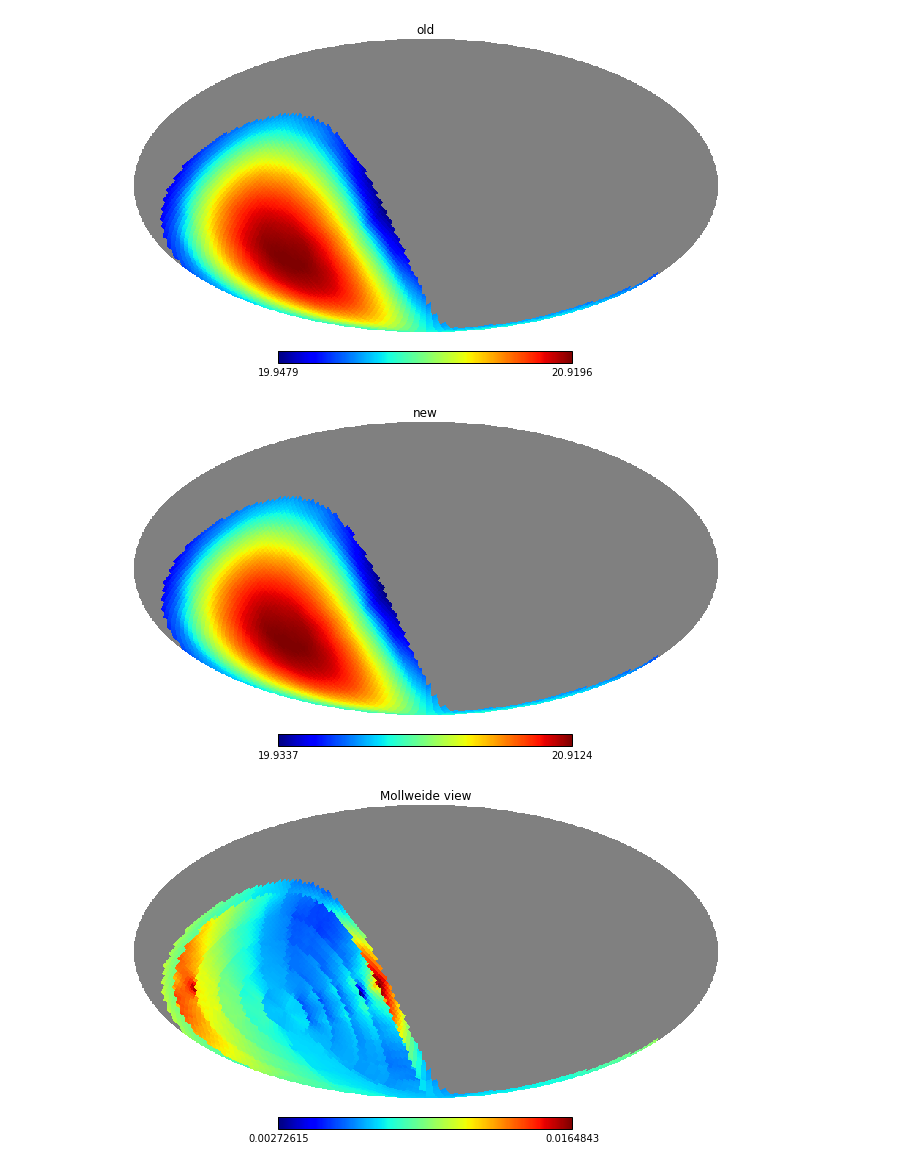
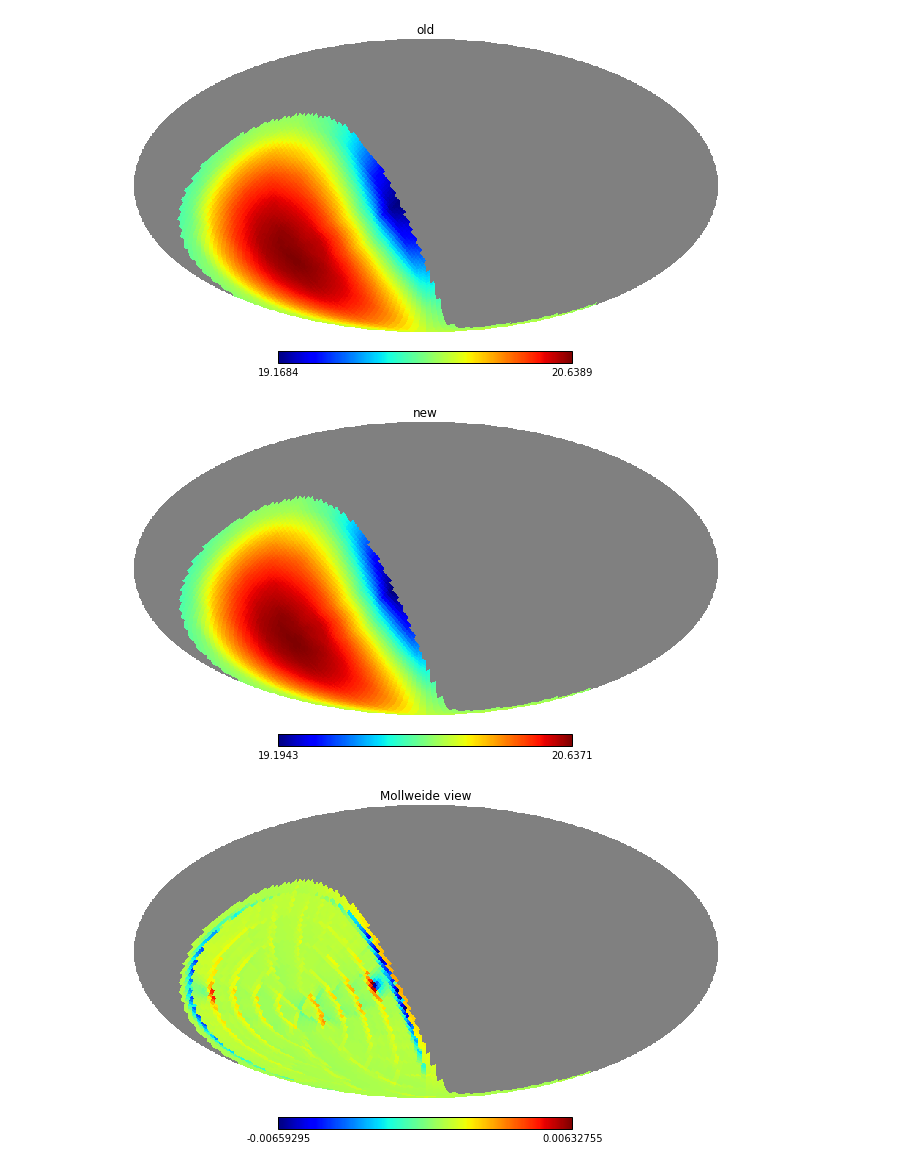
Before and after one commit to lsst-sims/legacy_sims_skybrightness_pre, a Jupyter notebook: python/timetest_sb.ipynb, the cells around one changed output. Cells and saved outputs as stored; diff of their text form; code cells hidden in the pictures.

```diff
--- a/python/timetest_sb.ipynb
+++ b/python/timetest_sb.ipynb
@@ -29,16 +29,16 @@ mjds = np.arange(200)*step + 59560.2+0.1
 # %%
 # Check that the results from the 2 look similar
 # mjd = mjds[100]
-mjd = new_model.info['mjds'][10]+.001
+mjd = new_model.info['mjds'][1]+.001
 classic_model.setRaDecMjd(ra, dec, mjd)
 mags1 = classic_model.returnMags()
 hp.mollview(mags1['r'], title='old')
 mags2 = new_model.full_sky(mjd)
 hp.mollview(mags2['r'], title='new')
 diff = mags1['r'] - mags2['r']
 diff[np.where( (mags1 == hp.UNSEEN) | (mags2 == hp.UNSEEN))] = hp.UNSEEN
 hp.mollview(diff)
 # %% [output]
-[figure, old version]
+[figure, new version]
-[figure, old version]
+[figure, new version]
-[figure, old version]
+[figure, new version]
```
Also changed, not shown: parts of 5 cells of this notebook, 2 other files.
